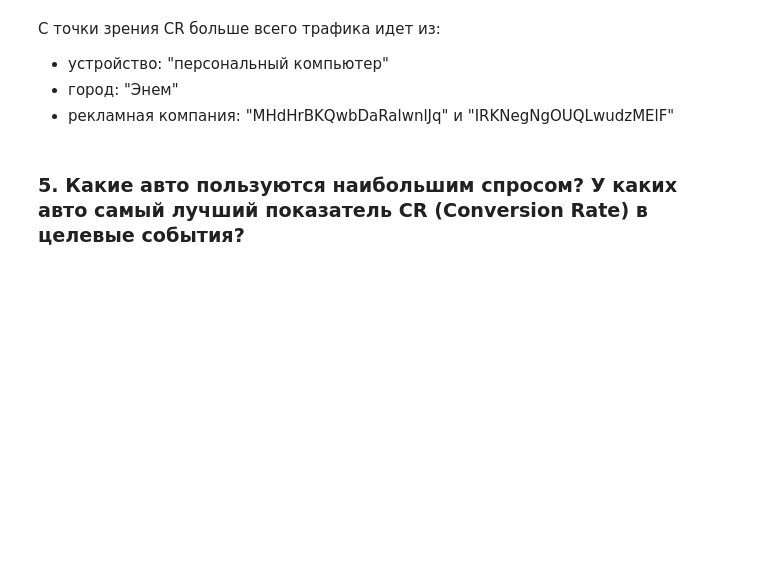
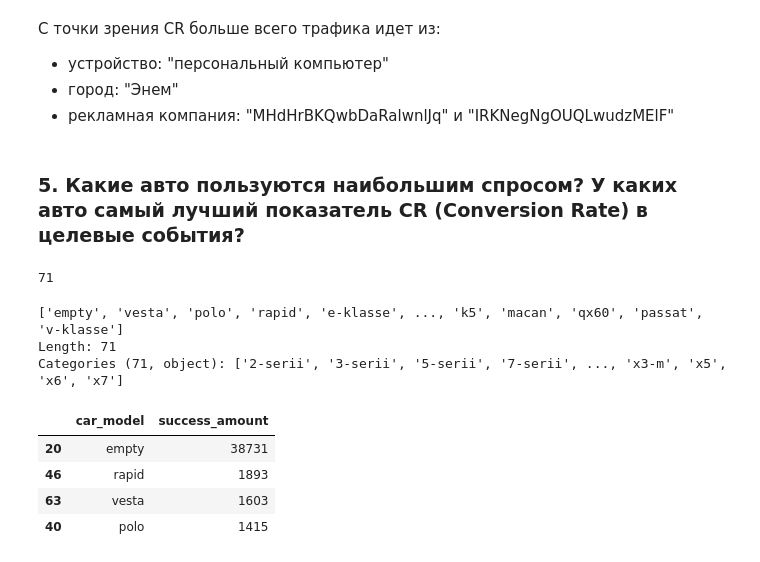
Before and after one commit to proger-n/SberAutopodpiska_analysis, a Jupyter notebook: JupyterNotebooks/final_project_1.ipynb, the cells around one changed output. Saved outputs shown, nothing was run; the diff lists cells and outputs as text; code cells hidden in the pictures; blank space fills up the shorter version.

```diff
--- a/JupyterNotebooks/final_project_1.ipynb
+++ b/JupyterNotebooks/final_project_1.ipynb
@@ -743,3 +708,24 @@ df_united_clean.groupby(['utm_campaign'], as_index=False) \
 - рекламная компания: "MHdHrBKQwbDaRalwnlJq" и "IRKNegNgOUQLwudzMElF"
 # %% [markdown]
 ### 5. Какие авто пользуются наибольшим спросом? У каких авто самый лучший показатель CR (Conversion Rate) в целевые события?
+# %%
+df_united_clean.car_model.nunique()
+# %% [output]
+71
+# %%
+df_united_clean.car_model.unique()
+# %% [output]
+['empty', 'vesta', 'polo', 'rapid', 'e-klasse', ..., 'k5', 'macan', 'qx60', 'passat', 'v-klasse']
+Length: 71
+Categories (71, object): ['2-serii', '3-serii', '5-serii', '7-serii', ..., 'x3-m', 'x5', 'x6', 'x7']
+# %%
+df_united_clean.groupby(['car_model'], as_index=False) \
+                        .agg({'target': 'sum'}) \
+                        .sort_values('target', ascending=False) \
+                        .rename(columns={'target': 'success_amount'}).head(4)
+# %% [output]
+|  | car_model | success_amount |
+| 20 | empty | 38731 |
+| 46 | rapid | 1893 |
+| 63 | vesta | 1603 |
+| 40 | polo | 1415 |
```
Also changed, not shown: parts of 19 cells of this notebook.
